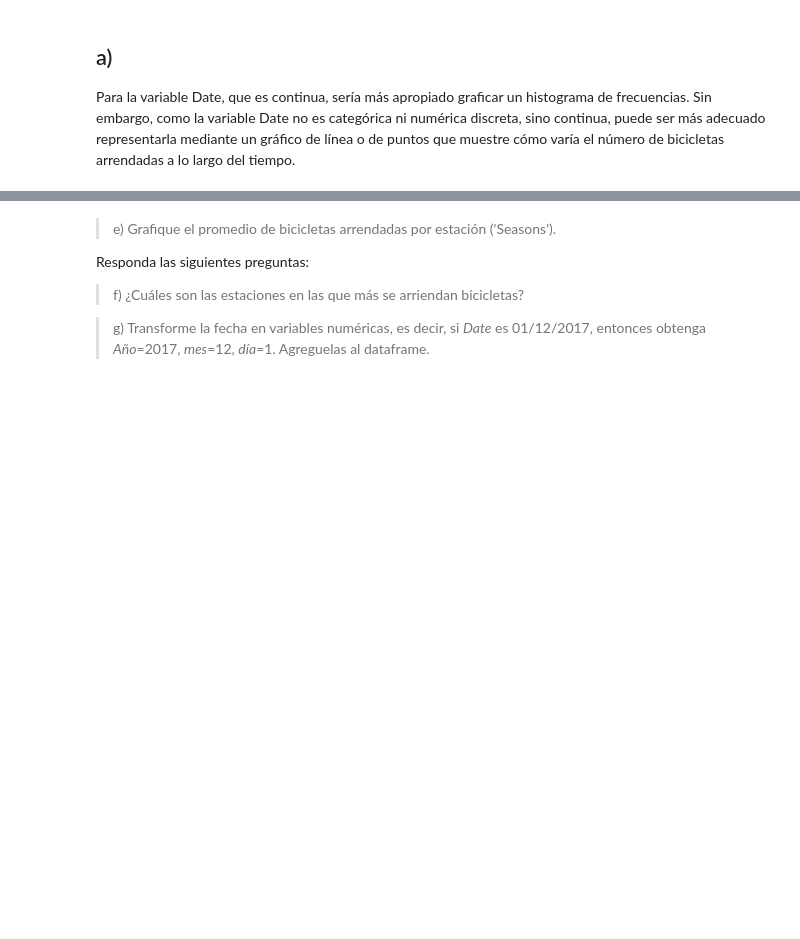
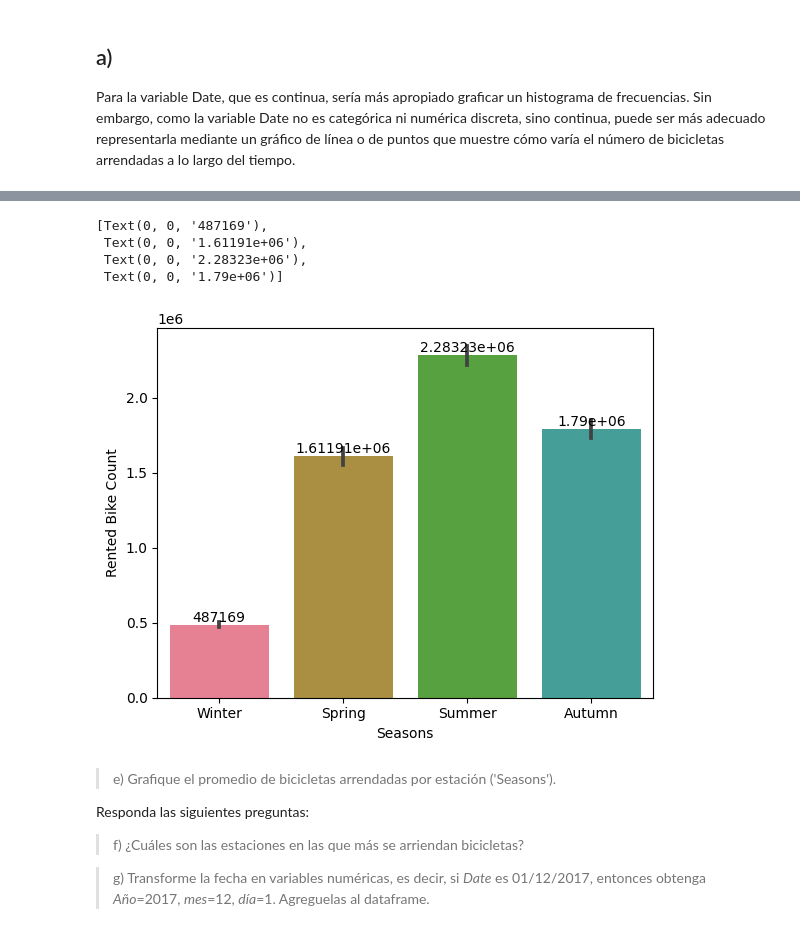
Before and after one commit to GersonHMG/Tarea1ML, a Jupyter notebook: Tarea1.ipynb, the cells around one changed output, grey strips where cells are left out. Cells and saved outputs as stored; diff of their text form; code cells hidden in the pictures; blank space fills up the shorter version.

```diff
--- a/Tarea1.ipynb
+++ b/Tarea1.ipynb
@@ -245,8 +280,12 @@ Si suponemos que los dias de trabajo son los dias 'No Holiday' y los dias de no
 # %%
-ax = sns.barplot(data=data, x='Date', y='Rented Bike Count')
-"""
-Su código aquí
-"""
+ax = sns.barplot(data=data, x='Seasons', y='Rented Bike Count', estimator=sum)
+ax.bar_label(ax.containers[0])
+# %% [output]
+[Text(0, 0, '487169'),
+ Text(0, 0, '1.61191e+06'),
+ Text(0, 0, '2.28323e+06'),
+ Text(0, 0, '1.79e+06')]
+[figure, added]
 # %% [markdown]
 > e) Grafique el promedio de bicicletas arrendadas por estación ('Seasons').
 
```
Also changed, not shown: parts of 14 cells of this notebook.
